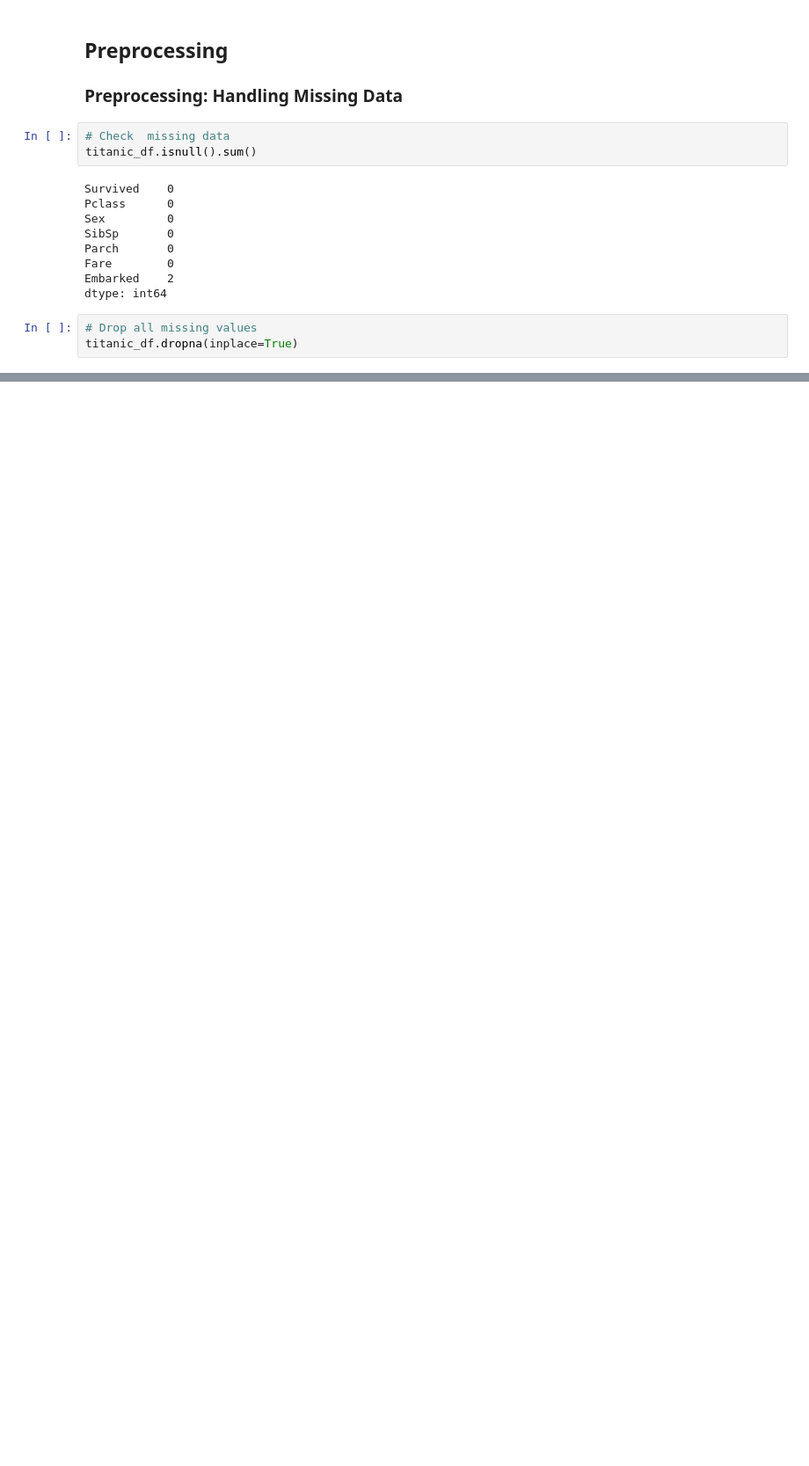
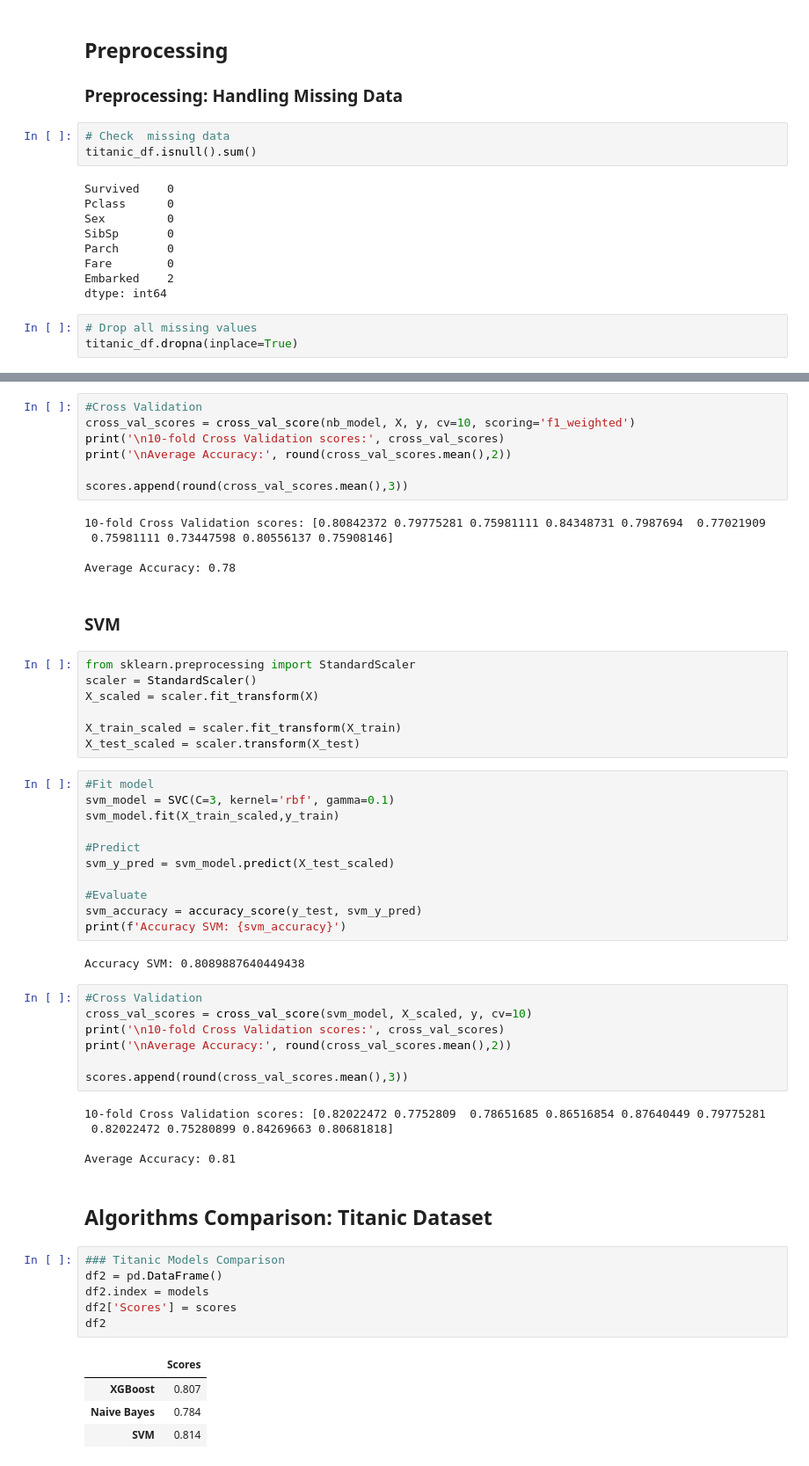
Before and after one commit to norodrigues111/Python-Tableau-ML-CodSoft-Internship, a Jupyter notebook: Titanic Survival Prediction Task/Titanic Survival Prediction.ipynb, the cells around one changed output, grey strips where cells are left out. Shown at 88% size. Cells and saved outputs as stored; diff of their text form; blank space fills up the shorter version.

```diff
--- a/Titanic Survival Prediction Task/Titanic Survival Prediction.ipynb
+++ b/Titanic Survival Prediction Task/Titanic Survival Prediction.ipynb
@@ -264,0 +418,59 @@ titanic_df.dropna(inplace=True)
+# %%
+#Cross Validation
+cross_val_scores = cross_val_score(nb_model, X, y, cv=10, scoring='f1_weighted')
+print('\n10-fold Cross Validation scores:', cross_val_scores)
+print('\nAverage Accuracy:', round(cross_val_scores.mean(),2))
+
+scores.append(round(cross_val_scores.mean(),3))
+# %% [output]
+10-fold Cross Validation scores: [0.80842372 0.79775281 0.75981111 0.84348731 0.7987694  0.77021909
+ 0.75981111 0.73447598 0.80556137 0.75908146]
+
+Average Accuracy: 0.78
+# %% [markdown]
+### SVM
+# %%
+from sklearn.preprocessing import StandardScaler
+scaler = StandardScaler()
+X_scaled = scaler.fit_transform(X)
+
+X_train_scaled = scaler.fit_transform(X_train)
+X_test_scaled = scaler.transform(X_test)
+# %%
+#Fit model
+svm_model = SVC(C=3, kernel='rbf', gamma=0.1)
+svm_model.fit(X_train_scaled,y_train)
+
+#Predict
+svm_y_pred = svm_model.predict(X_test_scaled)
+
+#Evaluate
+svm_accuracy = accuracy_score(y_test, svm_y_pred)
+print(f'Accuracy SVM: {svm_accuracy}')
+# %% [output]
+Accuracy SVM: 0.8089887640449438
+# %%
+#Cross Validation
+cross_val_scores = cross_val_score(svm_model, X_scaled, y, cv=10)
+print('\n10-fold Cross Validation scores:', cross_val_scores)
+print('\nAverage Accuracy:', round(cross_val_scores.mean(),2))
+
+scores.append(round(cross_val_scores.mean(),3))
+# %% [output]
+10-fold Cross Validation scores: [0.82022472 0.7752809  0.78651685 0.86516854 0.87640449 0.79775281
+ 0.82022472 0.75280899 0.84269663 0.80681818]
+
+Average Accuracy: 0.81
+# %% [markdown]
+## Algorithms Comparison: Titanic Dataset
+# %%
+### Titanic Models Comparison
+df2 = pd.DataFrame()
+df2.index = models
+df2['Scores'] = scores
+df2
+# %% [output]
+|  | Scores |
+| XGBoost | 0.807 |
+| Naive Bayes | 0.784 |
+| SVM | 0.814 |
```
Also changed, not shown: parts of 29 cells of this notebook.
